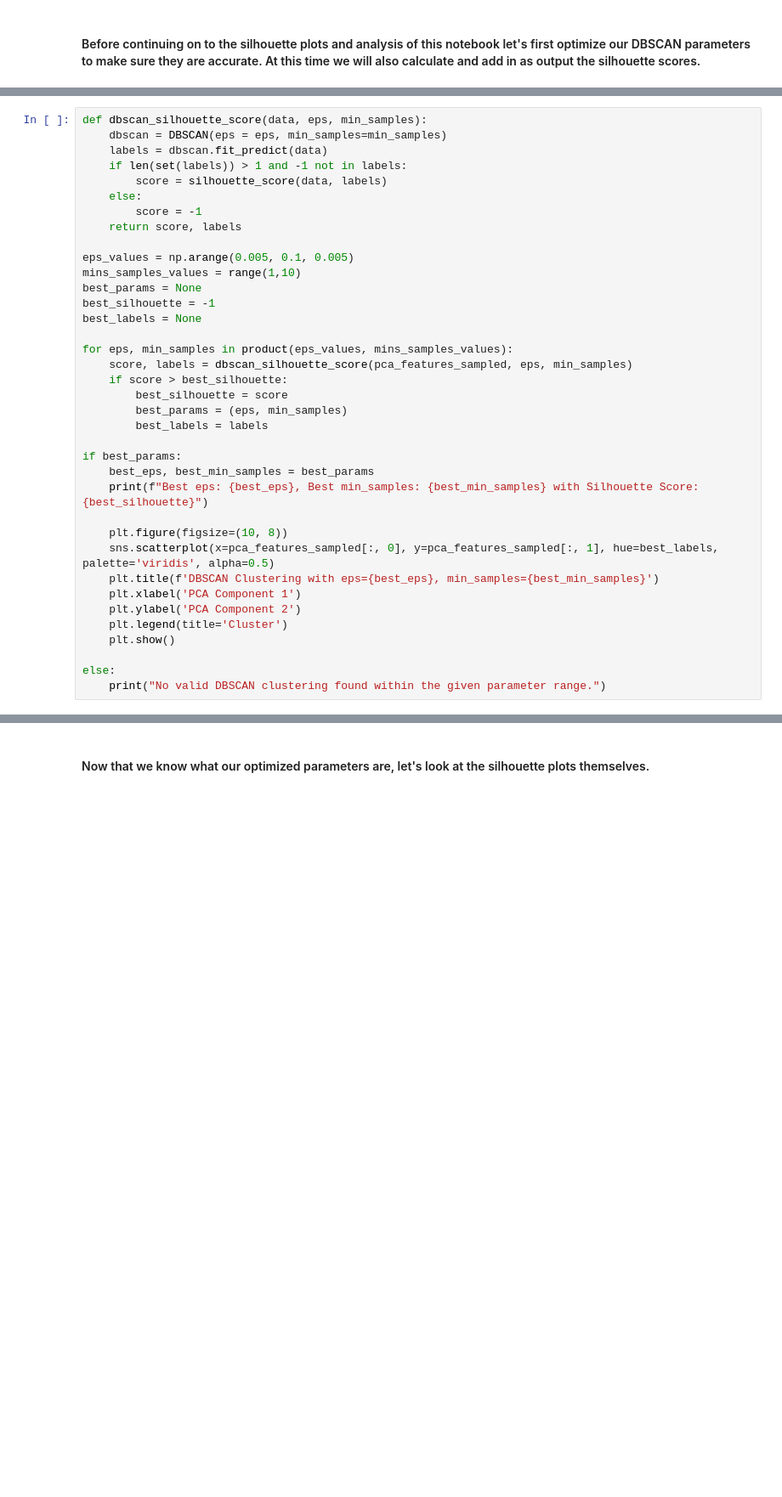
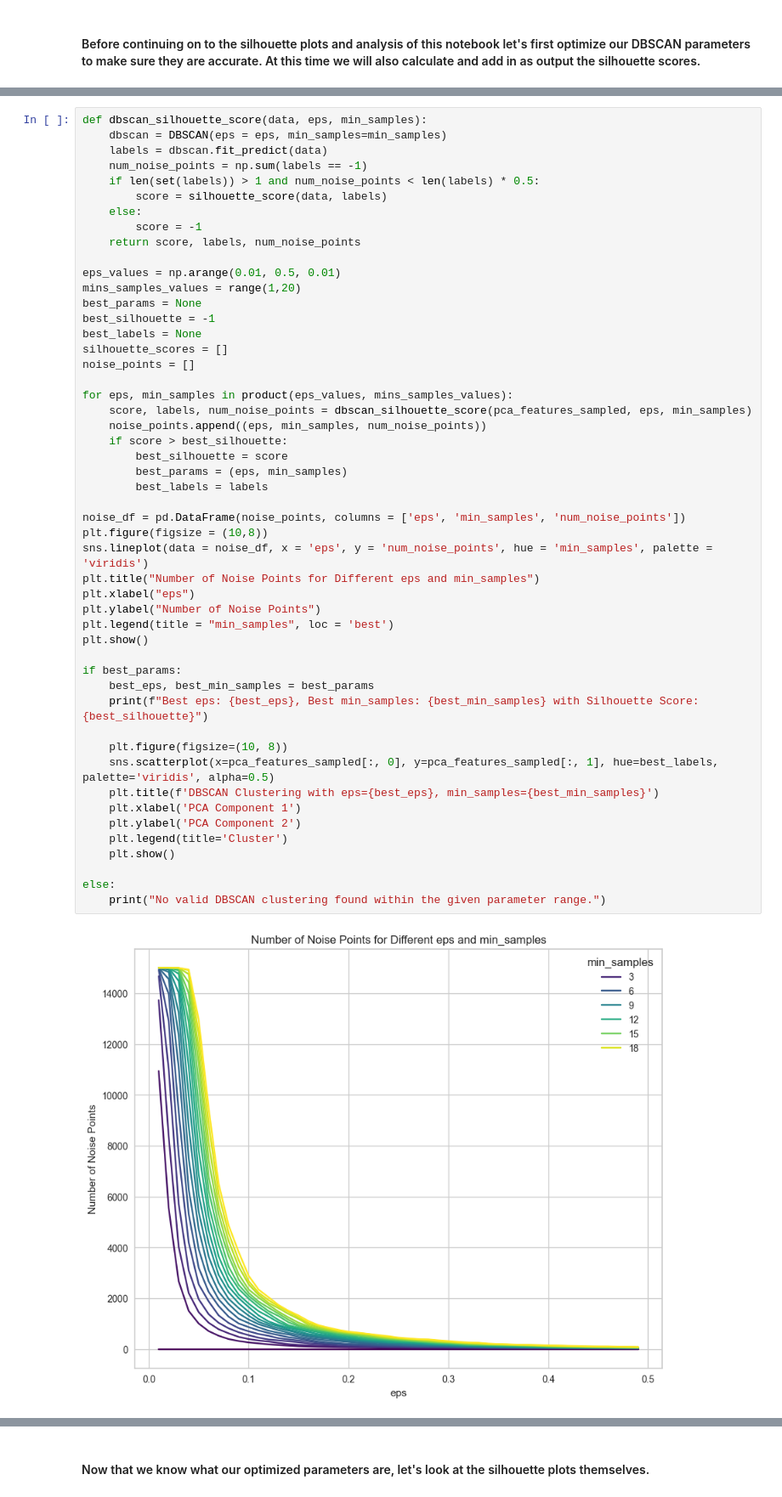
Before and after one commit to Taliwat/Springboard-DS, a Jupyter notebook: Capstone 2 - Instacart Project/Modeling/DBSCAN-models.ipynb, the cells around one changed output, grey strips where cells are left out. Shown at 85% size. Saved outputs shown, nothing was run; the diff lists cells and outputs as text; blank space fills up the shorter version.

```diff
--- a/Capstone 2 - Instacart Project/Modeling/DBSCAN-models.ipynb
+++ b/Capstone 2 - Instacart Project/Modeling/DBSCAN-models.ipynb
@@ -103,37 +102,51 @@ plt.show()
 def dbscan_silhouette_score(data, eps, min_samples):
     dbscan = DBSCAN(eps = eps, min_samples=min_samples)
     labels = dbscan.fit_predict(data)
-    if len(set(labels)) > 1 and -1 not in labels:
+    num_noise_points = np.sum(labels == -1)
+    if len(set(labels)) > 1 and num_noise_points < len(labels) * 0.5:
         score = silhouette_score(data, labels)
     else:
         score = -1
-    return score, labels
+    return score, labels, num_noise_points
 
-eps_values = np.arange(0.005, 0.1, 0.005)
-mins_samples_values = range(1,10)
+eps_values = np.arange(0.01, 0.5, 0.01)
+mins_samples_values = range(1,20)
 best_params = None
 best_silhouette = -1
 best_labels = None
+silhouette_scores = []
+noise_points = []
 
 for eps, min_samples in product(eps_values, mins_samples_values):
-    score, labels = dbscan_silhouette_score(pca_features_sampled, eps, min_samples)
+    score, labels, num_noise_points = dbscan_silhouette_score(pca_features_sampled, eps, min_samples)
+    noise_points.append((eps, min_samples, num_noise_points))
     if score > best_silhouette:
         best_silhouette = score
         best_params = (eps, min_samples)
         best_labels = labels
+
+noise_df = pd.DataFrame(noise_points, columns = ['eps', 'min_samples', 'num_noise_points'])
+plt.figure(figsize = (10,8))
+sns.lineplot(data = noise_df, x = 'eps', y = 'num_noise_points', hue = 'min_samples', palette = 'viridis')
+plt.title("Number of Noise Points for Different eps and min_samples")
+plt.xlabel("eps")
+plt.ylabel("Number of Noise Points")
+plt.legend(title = "min_samples", loc = 'best')
+plt.show()
 
 if best_params:
     best_eps, best_min_samples = best_params
     print(f"Best eps: {best_eps}, Best min_samples: {best_min_samples} with Silhouette Score: {best_silhouette}")
 
     plt.figure(figsize=(10, 8))
     sns.scatterplot(x=pca_features_sampled[:, 0], y=pca_features_sampled[:, 1], hue=best_labels, palette='viridis', alpha=0.5)
     plt.title(f'DBSCAN Clustering with eps={best_eps}, min_samples={best_min_samples}')
     plt.xlabel('PCA Component 1')
     plt.ylabel('PCA Component 2')
     plt.legend(title='Cluster')
     plt.show()
 
 else:
     print("No valid DBSCAN clustering found within the given parameter range.")
 # %% [output]
+[figure, new version]
```
Also changed, not shown: parts of 5 cells of this notebook, 1 other file.
